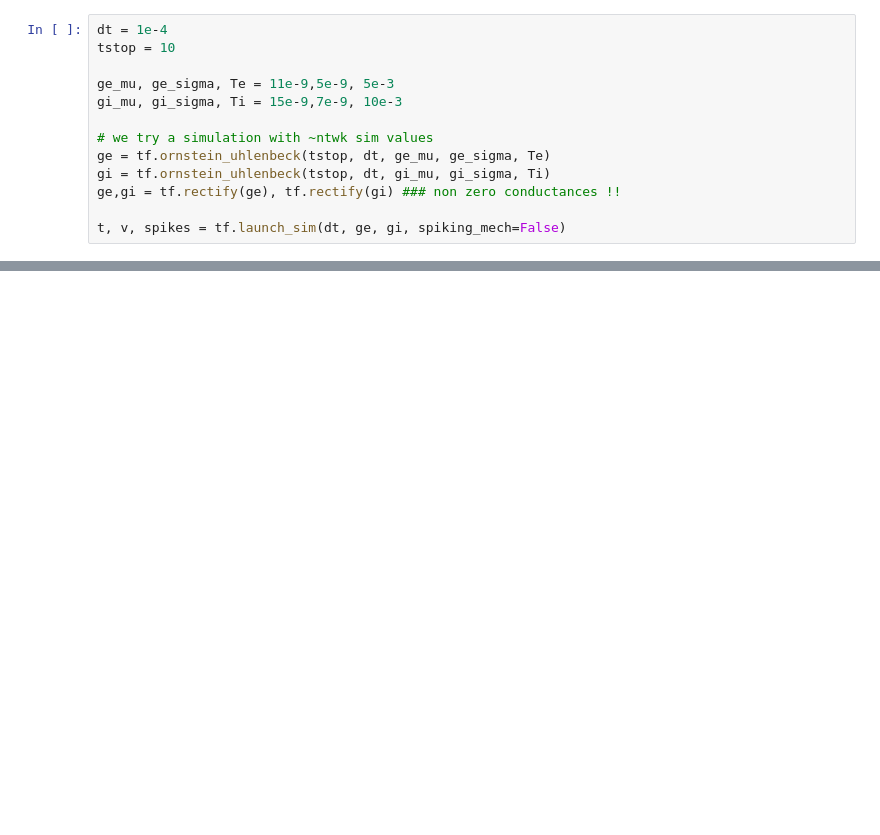
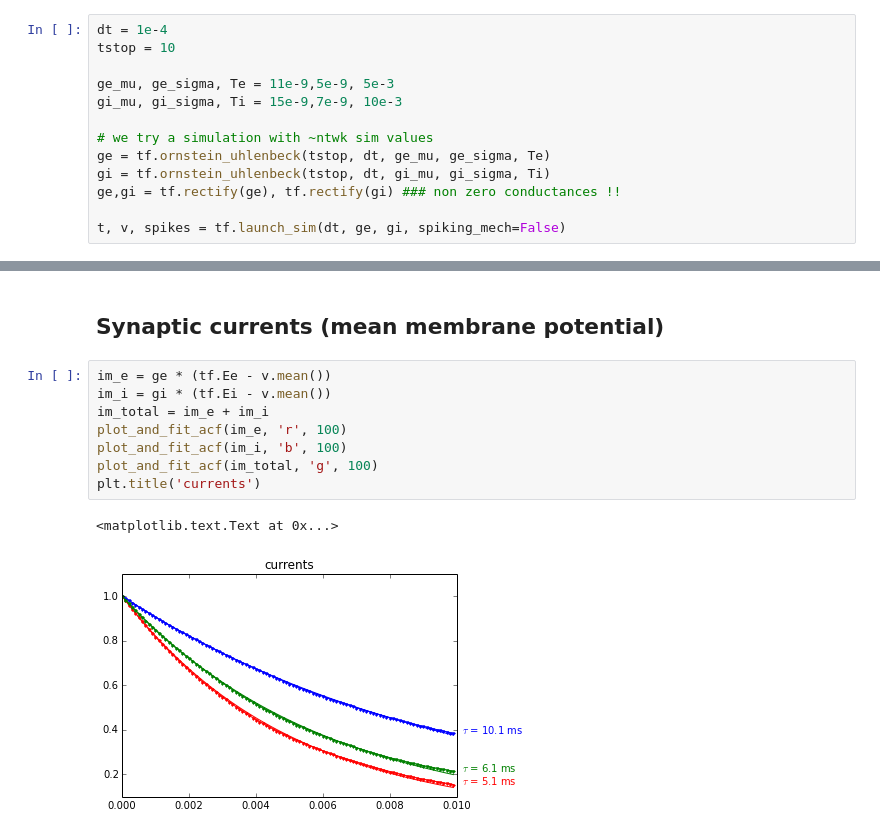
Before and after one commit to yzerlaut/transfer_functions, a Jupyter notebook: synaptic_current_acf.ipynb, the cells around one changed output, grey strips where cells are left out. Cells and saved outputs as stored; diff of their text form; blank space fills up the shorter version.

```diff
--- a/synaptic_current_acf.ipynb
+++ b/synaptic_current_acf.ipynb
@@ -67,0 +95,13 @@ plt.title('currents')
+# %% [markdown]
+## Synaptic currents (mean membrane potential)
+# %%
+im_e = ge * (tf.Ee - v.mean())
+im_i = gi * (tf.Ei - v.mean())
+im_total = im_e + im_i
+plot_and_fit_acf(im_e, 'r', 100)
+plot_and_fit_acf(im_i, 'b', 100)
+plot_and_fit_acf(im_total, 'g', 100)
+plt.title('currents')
+# %% [output]
+<matplotlib.text.Text at 0x...>
+[figure, added]
```
Also changed, not shown: parts of 12 cells of this notebook.
